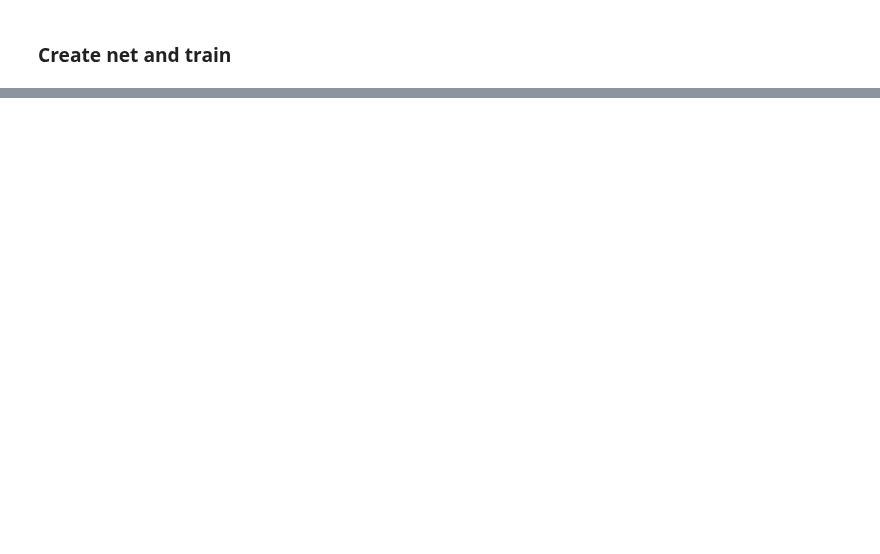
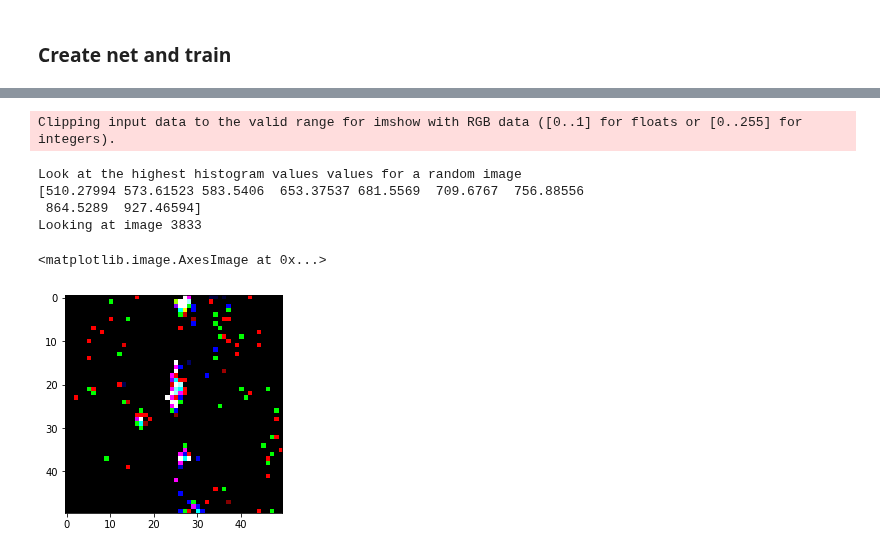
Before and after one commit to choisant/imcalML, a Jupyter notebook: notebooks/resnet.ipynb, the cells around one changed output, grey strips where cells are left out. Cells and saved outputs as stored; diff of their text form; code cells hidden in the pictures; blank space fills up the shorter version.

```diff
--- a/notebooks/resnet.ipynb
+++ b/notebooks/resnet.ipynb
@@ -191,5 +200,5 @@ axs[1].set_ylim(0, 0.7)
 # %%
-truth, preds = predict(resnet, test_data, 100, RES, DEVICE)
+truth, preds, losses = predict(resnet, test_data, 100, RES, DEVICE, return_loss=True)
 confusion = pd.DataFrame(dict(zip(["Truth", "Predictions"], [truth, preds])))
 accuracy = accuracy_score(truth, preds, normalize=True)
 # %%
@@ -218,0 +208,9 @@ print(torch.cuda.memory_summary(device=DEVICE, abbreviated=False))
+# %%
+confusion["Event_ID"] = np.arange(0, len(confusion))
+confusion["Correct_Pred"] = [confusion["Predictions"][i] == confusion["Truth"][i] for i in range(len(confusion))]
+confusion["Losses"] = losses
+#wrong_id = confusion[confusion["Correct_Pred"]==False]["Event_ID"].tolist()
+# %%
+confusion.sort_values(by=["Losses"], ascending=False, inplace=True, ignore_index=True)
+confusion.sort_values(by=["Correct_Pred"], ascending=True, inplace=True, ignore_index=True)
+print(confusion)
@@ -218,0 +232,16 @@ print(torch.cuda.memory_summary(device=DEVICE, abbreviated=False))
+# %%
+k = confusion["Event_ID"][0]
+image = test_data[k][0].cpu()
+print("Look at the highest histogram values values for a random image")
+print(np.sort(image.flatten())[-10:-1])
+print("Looking at image", k)
+
+plt.imshow(image)
+# %% [output]
+Clipping input data to the valid range for imshow with RGB data ([0..1] for floats or [0..255] for integers).
+Look at the highest histogram values values for a random image
+[510.27994 573.61523 583.5406  653.37537 681.5569  709.6767  756.88556
+ 864.5289  927.46594]
+Looking at image 3833
+<matplotlib.image.AxesImage at 0x...>
+[figure, added]
```
Also changed, not shown: parts of 14 cells of this notebook, 6 other files.
